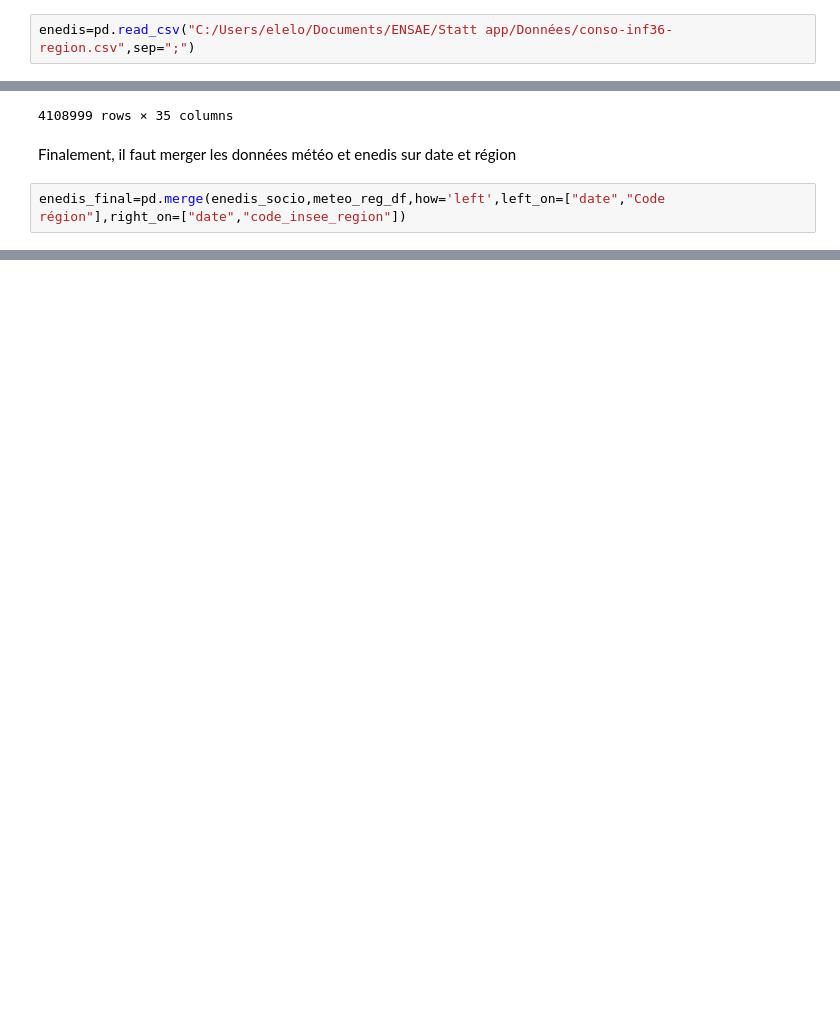
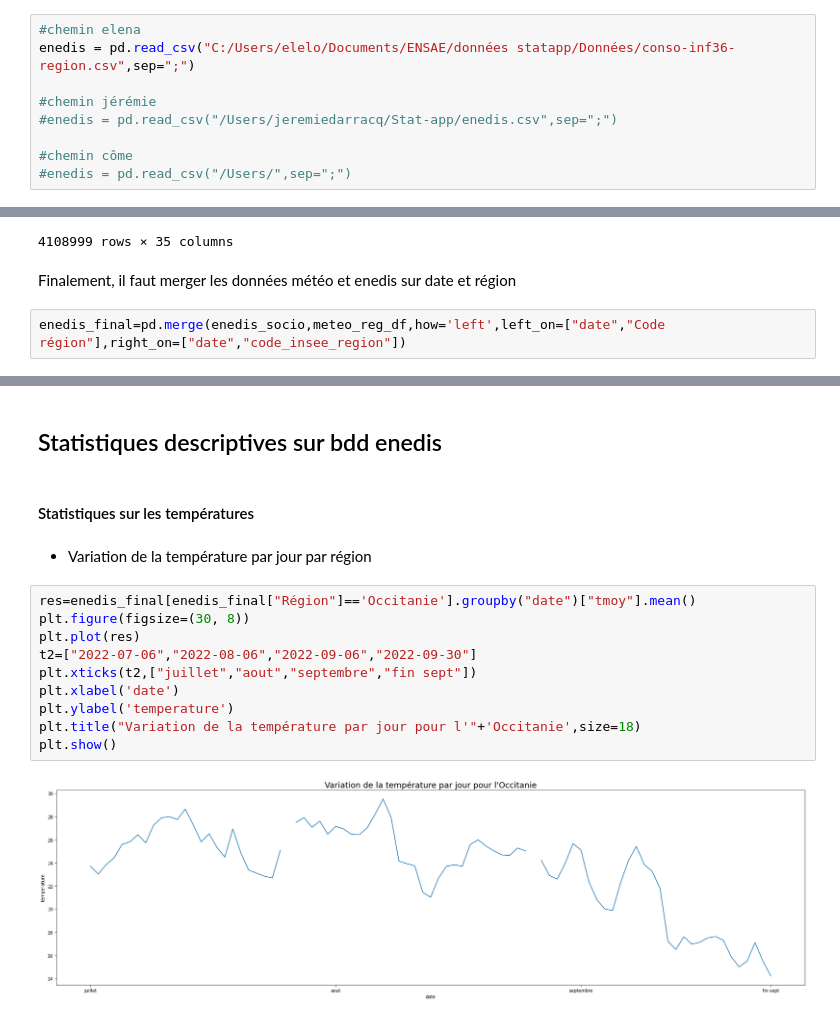
Before and after one commit to cominho/Stat-App, a Jupyter notebook: Stat desc.ipynb, the cells around one changed output, grey strips where cells are left out. Drawn from its saved outputs; the diff is of its cells as text; blank space fills up the shorter version.

Commit message:
modif stat desc 5/12

```diff
--- a/Stat desc.ipynb
+++ b/Stat desc.ipynb
@@ -17,7 +17,14 @@ from sklearn.preprocessing import scale
 # %% [markdown]
 Dictionnaire des variables : https://data.enedis.fr/api/datasets/1.0/conso-inf36-region/attachments/note_externe_jdd_article_23_pdf/
 # %%
-enedis=pd.read_csv("C:/Users/elelo/Documents/ENSAE/Statt app/Données/conso-inf36-region.csv",sep=";")
+#chemin elena
+enedis = pd.read_csv("C:/Users/elelo/Documents/ENSAE/données statapp/Données/conso-inf36-region.csv",sep=";")
+
+#chemin jérémie
+#enedis = pd.read_csv("/Users/jeremiedarracq/Stat-app/enedis.csv",sep=";")
+
+#chemin côme
+#enedis = pd.read_csv("/Users/",sep=";")
 # %% [markdown]
 On récupère la date :
 # %%
@@ -340,0 +276,18 @@ enedis_final=pd.merge(enedis_socio,meteo_reg_df,how='left',left_on=["date","Code
+# %% [markdown]
+## Statistiques descriptives sur bdd enedis
+# %% [markdown]
+#### Statistiques sur les températures
+# %% [markdown]
+* Variation de la température par jour par région
+# %%
+res=enedis_final[enedis_final["Région"]=='Occitanie'].groupby("date")["tmoy"].mean()
+plt.figure(figsize=(30, 8))
+plt.plot(res)
+t2=["2022-07-06","2022-08-06","2022-09-06","2022-09-30"]
+plt.xticks(t2,["juillet","aout","septembre","fin sept"])
+plt.xlabel('date')
+plt.ylabel('temperature')
+plt.title("Variation de la température par jour pour l'"+'Occitanie',size=18)
+plt.show()
+# %% [output]
+[figure, added]
```
Also changed, not shown: parts of 28 cells of this notebook.
